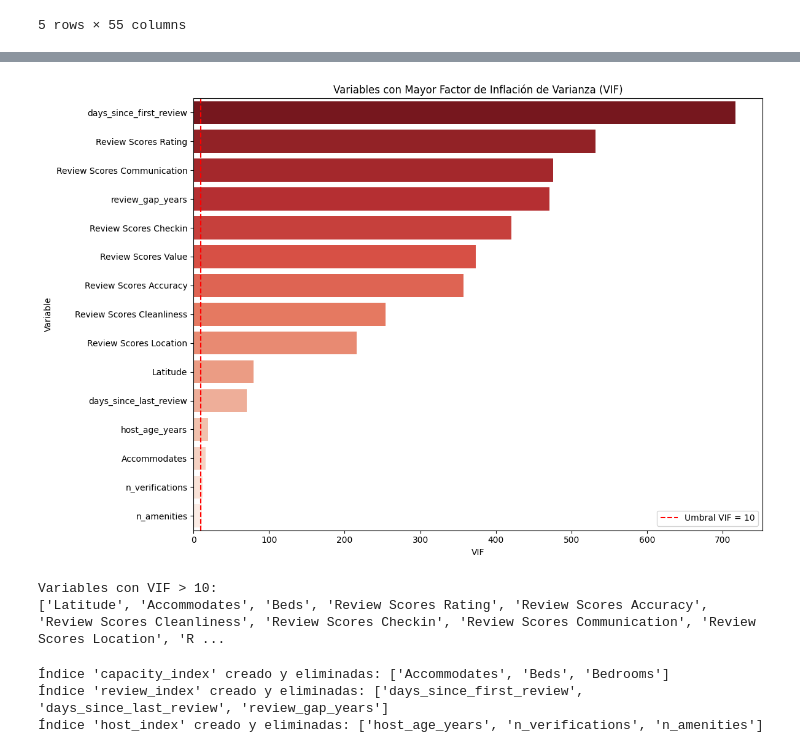
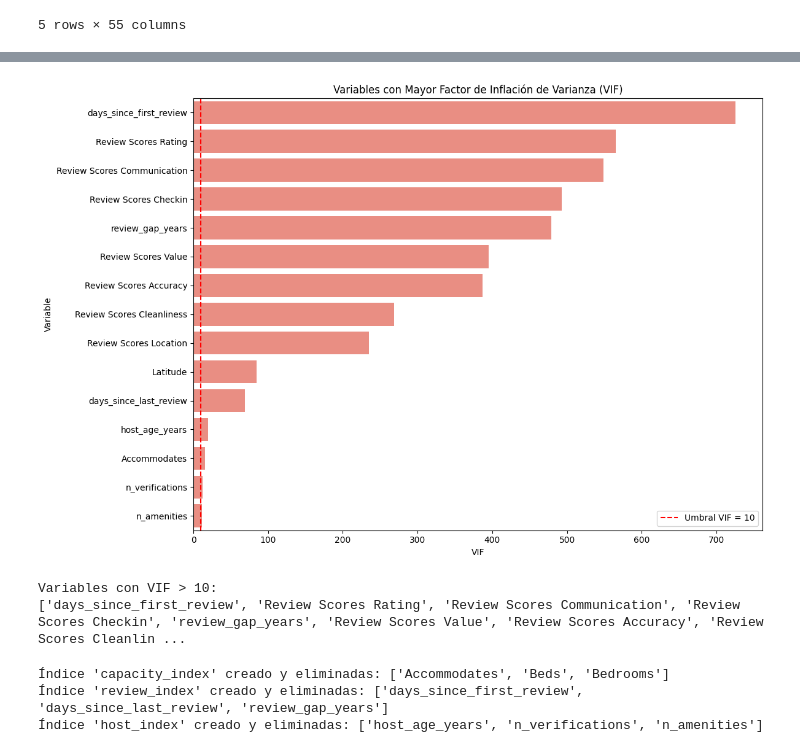
Before and after one commit to gonzalezulises/airbnb-pricing-ml, a Jupyter notebook: notebooks/01. Exploracion de datos y preparacion.ipynb, the cells around one changed output, grey strips where cells are left out. Saved outputs shown, nothing was run; the diff lists cells and outputs as text; code cells hidden in the pictures.

```diff
--- a/notebooks/01. Exploracion de datos y preparacion.ipynb
+++ b/notebooks/01. Exploracion de datos y preparacion.ipynb
@@ -713,11 +820,11 @@ plt.show()
 ANÁLISIS DE COLINEALIDAD
 # %%
 # Selecciono variables numéricas para análisis
-numeric_cols = df_clean.select_dtypes(include=['float64', 'int64']).columns.tolist()
+numeric_cols = df_filtered.select_dtypes(include=['float64', 'int64']).columns.tolist()
 print(f"Analizando colinealidad entre {len(numeric_cols)} variables numéricas")
 
 # Calculo matriz de correlación
-corr_matrix = df_clean[numeric_cols].corr()
+corr_matrix = df_filtered[numeric_cols].corr(numeric_only=True)
 # %% [output]
 Analizando colinealidad entre 35 variables numéricas
 # %%
@@ -802,10 +935,17 @@ df_clean.head(5)
 | 4 | Smart City Centre Apartment II | 54310958.0 | Javier | Madrid, Community of Madrid, Spain | within an hour | 99.0 | ... |
 5 rows × 55 columns
 # %%
-# Seleccionando de variables numéricas y eliminación de filas con nulos
-X_vif = df_clean.select_dtypes(include=['float64', 'int64']).fillna(df_clean.median(numeric_only=True))
+# Seleccionar columnas numéricas
+X_vif = df_filtered.select_dtypes(include='number')
 
-# Calculando del VIF
+# Eliminar filas con nulos o imputar (mejor imputar con mediana para evitar pérdida de datos)
+X_vif = X_vif.fillna(X_vif.median(numeric_only=True))
+
+# Calcular el VIF
 vif_data = pd.DataFrame()
 vif_data['Variable'] = X_vif.columns
 vif_data['VIF'] = [variance_inflation_factor(X_vif.values, i) for i in range(X_vif.shape[1])]
+
+# Mostrar resultado ordenado
+vif_data = vif_data.sort_values('VIF', ascending=False).reset_index(drop=True)
+display(vif_data)
@@ -812,25 +970,34 @@ vif_data['VIF'] = [variance_inflation_factor(X_vif.values, i) for i in range(X_v
 # %%
-# Visualización de los 15 VIF más altos
+# Seleccionar top 15 VIF
+vif_top = vif_data.sort_values('VIF', ascending=False).head(15).copy()
+
+# Asegurar que Variable sea string para graficar
+vif_top['Variable'] = vif_top['Variable'].astype(str)
+
+# Gráfico
 plt.figure(figsize=(12, 8))
-vif_top = vif_data.sort_values('VIF', ascending=False).head(15)
+sns.barplot(
+    data=vif_top,
+    x='VIF',
+    y='Variable',
+    color='salmon'  # ← un solo color, evita el warning
+)
 
-# Crear copia con índice como columna para evitar problemas con hue
-vif_plot_df = vif_top.reset_index(drop=True).copy()
-vif_plot_df['Variable'] = vif_plot_df['Variable'].astype(str)
-sns.barplot(data=vif_plot_df, x='VIF', y='Variable', hue='Variable', palette='Reds_r', legend=False, dodge=False)
-
+# Líneas y etiquetas
 plt.title('Variables con Mayor Factor de Inflación de Varianza (VIF)')
 plt.axvline(x=10, color='red', linestyle='--', label='Umbral VIF = 10')
+plt.xlabel('VIF')
+plt.ylabel('Variable')
 plt.legend()
 plt.tight_layout()
 plt.show()
 
 # Mostrar variables con VIF > 10
 high_vif_vars = vif_data[vif_data['VIF'] > 10]['Variable'].tolist()
 print("Variables con VIF > 10:")
 print(high_vif_vars)
 # %% [output]
-[figure, old version]
+[figure, new version]
 Variables con VIF > 10:
-['Latitude', 'Accommodates', 'Beds', 'Review Scores Rating', 'Review Scores Accuracy', 'Review Scores Cleanliness', 'Review Scores Checkin', 'Review Scores Communication', 'Review Scores Location', 'R ...
+['days_since_first_review', 'Review Scores Rating', 'Review Scores Communication', 'Review Scores Checkin', 'review_gap_years', 'Review Scores Value', 'Review Scores Accuracy', 'Review Scores Cleanlin ...
 # %%
```
Also changed, not shown: parts of 45 cells of this notebook, 3 other files.
